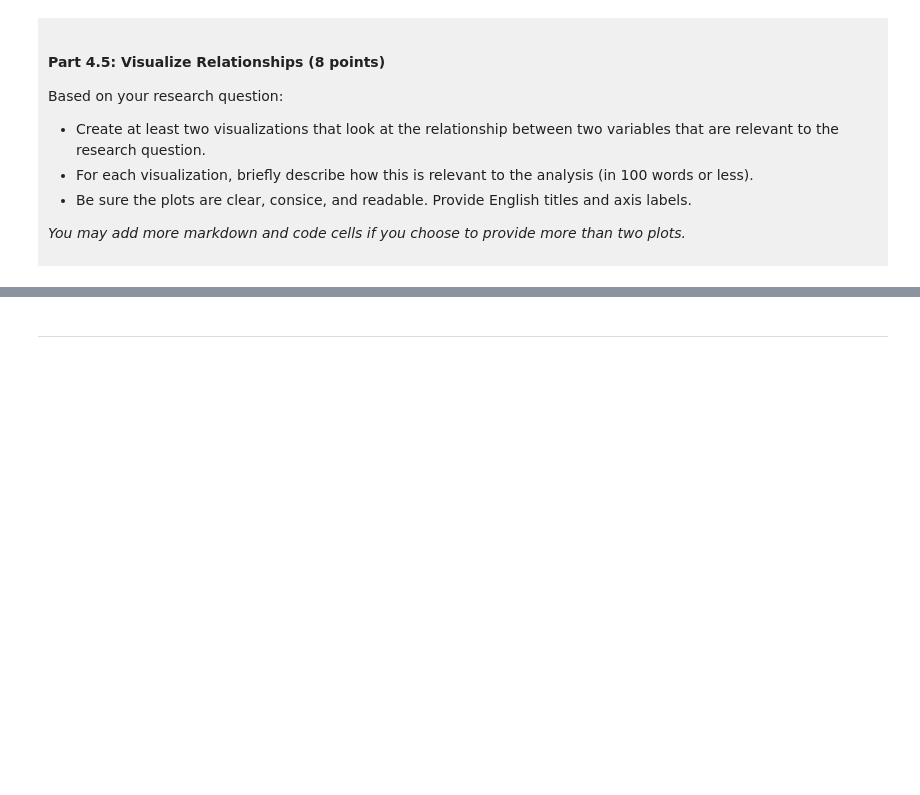
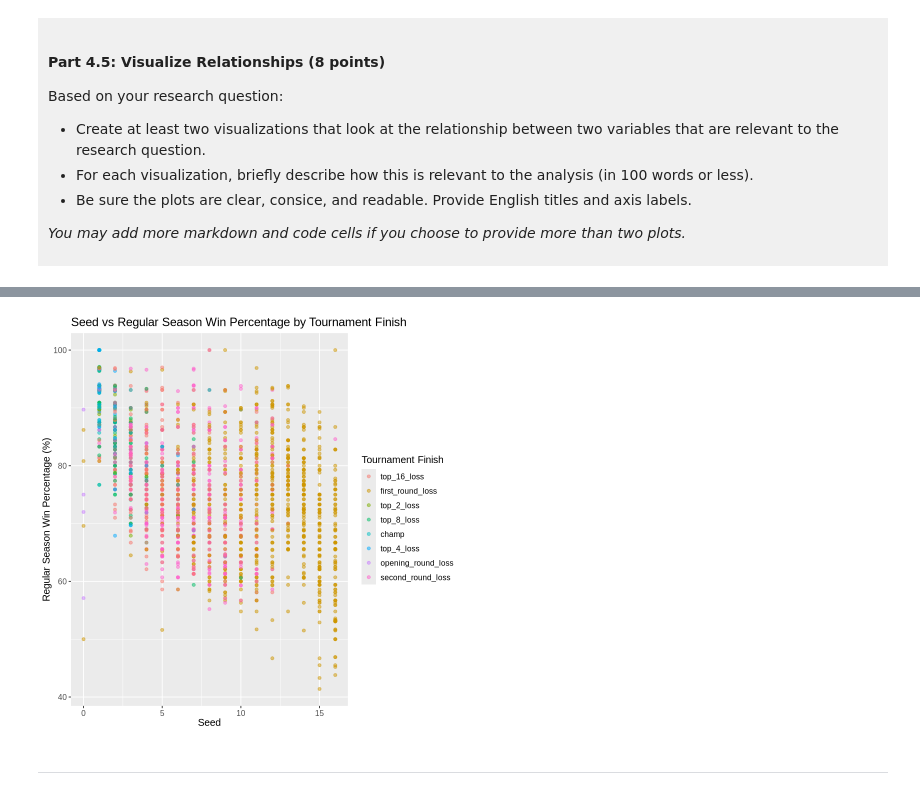
Before and after one commit to jacobntpoon/dsci-100-project-Jacob-Poon, a Jupyter notebook: dsci-100-project-notebook.ipynb, the cells around one changed output, grey strips where cells are left out. Saved outputs shown, nothing was run; the diff lists cells and outputs as text; code cells hidden in the pictures; blank space fills up the shorter version.

```diff
--- a/dsci-100-project-notebook.ipynb
+++ b/dsci-100-project-notebook.ipynb
@@ -332,5 +391,13 @@ Visualization 2: %%% EDIT THIS MARKDOWN CELL%%%
 # %%
-### EDIT THIS CODE CELL FOR VISUALIZATION 2###
+ggplot(march_tidy, aes(x = seed, y = reg_wins_pct, color = tourney_finish)) +
+  geom_point(alpha = 0.5) +
+  labs(x = "Seed",
+       y = "Regular Season Win Percentage (%)",
+       color = "Tournament Finish",
+       title = "Seed vs Regular Season Win Percentage by Tournament Finish") +
+  theme(text = element_text(size = 12))
+# %% [output]
+[figure, added]
 # %% [markdown]
 ------
 # %% [markdown]
```
Also changed, not shown: parts of 9 cells of this notebook.
